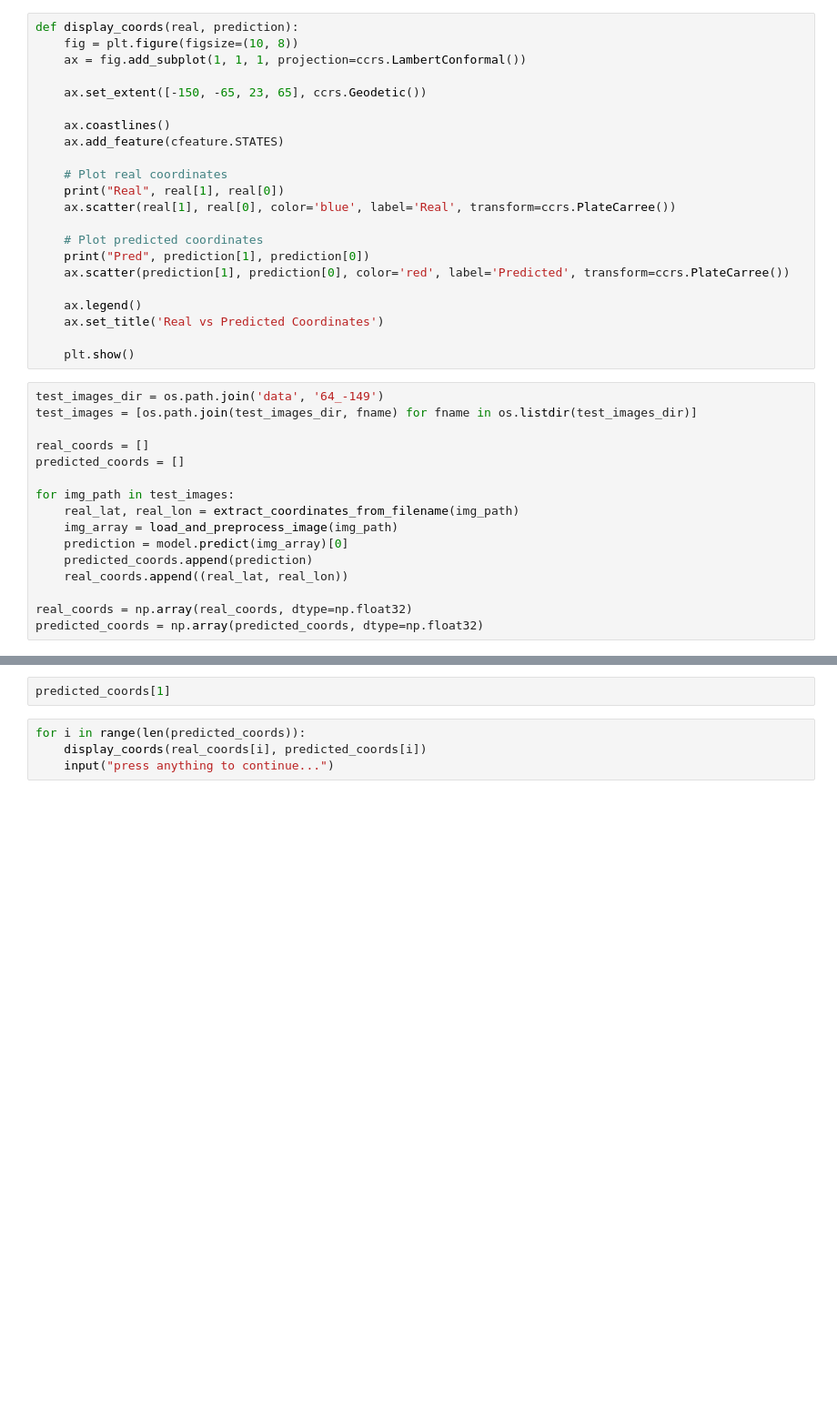
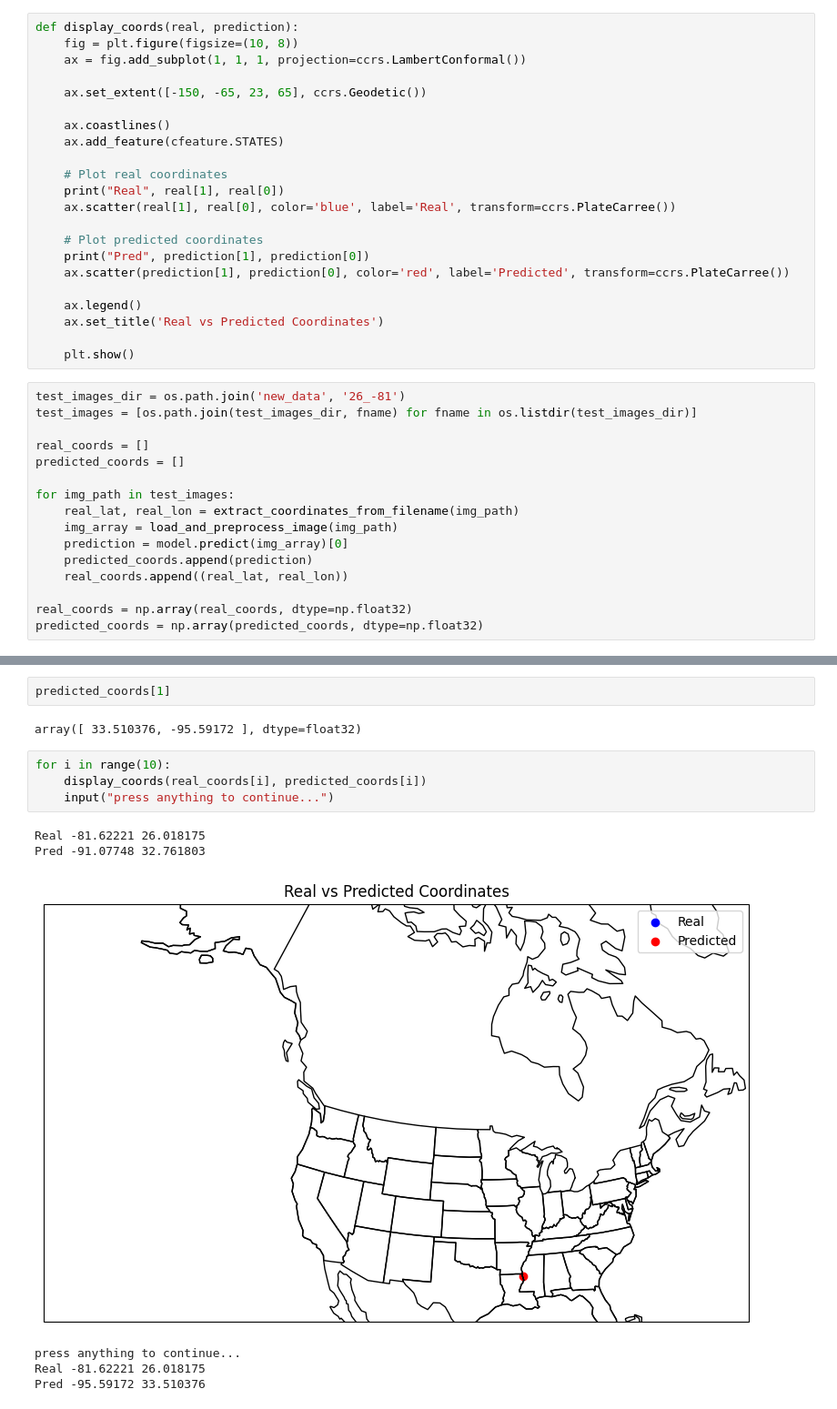
Before and after one commit to ranapranav00/GeoguesserCNN, a Jupyter notebook: testing.ipynb, the cells around one changed output, grey strips where cells are left out. Shown at 91% size. Cells and saved outputs as stored; diff of their text form; blank space fills up the shorter version.

```diff
--- a/testing.ipynb
+++ b/testing.ipynb
@@ -45,7 +45,7 @@ def display_coords(real, prediction):
 
     plt.show()
 # %%
-test_images_dir = os.path.join('data', '64_-149')
+test_images_dir = os.path.join('new_data', '26_-81')
 test_images = [os.path.join(test_images_dir, fname) for fname in os.listdir(test_images_dir)]
 
 real_coords = []
@@ -67,6 +83,15 @@ predicted_coords
 # %%
 predicted_coords[1]
+# %% [output]
+array([ 33.510376, -95.59172 ], dtype=float32)
 # %%
-for i in range(len(predicted_coords)):
+for i in range(10):
     display_coords(real_coords[i], predicted_coords[i])
     input("press anything to continue...")
+# %% [output]
+Real -81.62221 26.018175
+Pred -91.07748 32.761803
+[figure, added]
+press anything to continue...
+Real -81.62221 26.018175
+Pred -95.59172 33.510376
```
Also changed, not shown: parts of 3 cells of this notebook, 3 other files.
